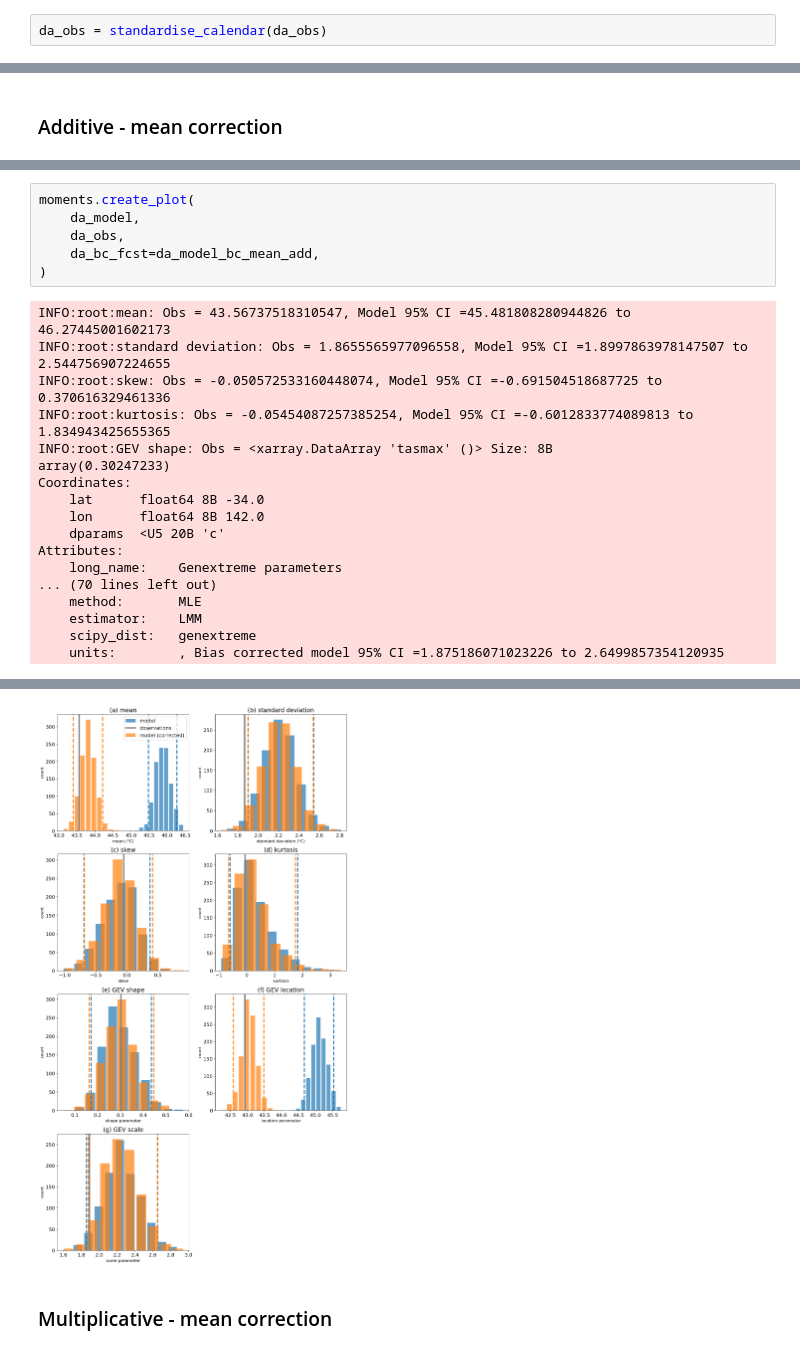
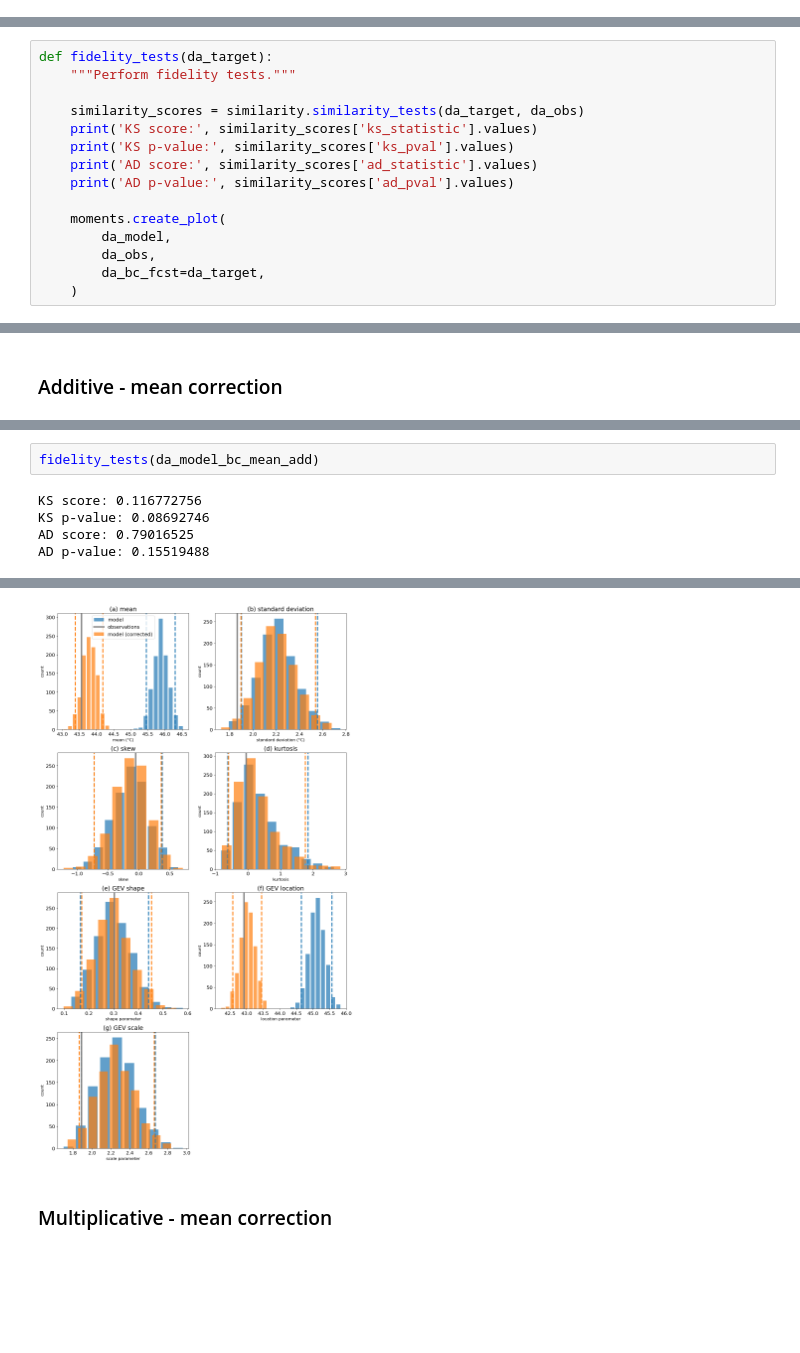
Before and after one commit to AusClimateService/unseen-projects, a Jupyter notebook: project-bias/scoping.ipynb, the cells around one changed output, grey strips where cells are left out. Saved outputs shown, nothing was run; the diff lists cells and outputs as text; blank space fills up the shorter version.

```diff
--- a/project-bias/scoping.ipynb
+++ b/project-bias/scoping.ipynb
@@ -157,2 +147,0 @@ def standardise_calendar(ds):
-# %%
-da_obs = standardise_calendar(da_obs)
@@ -173,5 +248,20 @@ da_output = QDC.adjust(da_obs, interp='linear')
 # %% [markdown]
 ## Comparison
+# %%
+def fidelity_tests(da_target):
+    """Perform fidelity tests."""
+
+    similarity_scores = similarity.similarity_tests(da_target, da_obs)
+    print('KS score:', similarity_scores['ks_statistic'].values)
+    print('KS p-value:', similarity_scores['ks_pval'].values)
+    print('AD score:', similarity_scores['ad_statistic'].values)
+    print('AD p-value:', similarity_scores['ad_pval'].values)
+
+    moments.create_plot(
+        da_model,
+        da_obs,
+        da_bc_fcst=da_target,
+    )
 # %%
 fig, ax = plt.subplots(figsize=[8, 5])
 gev_xvals = np.arange(30, 65, 0.5)
@@ -229,24 +361,7 @@ AD p-value: 0.15519488
 # %%
-moments.create_plot(
-    da_model,
-    da_obs,
-    da_bc_fcst=da_model_bc_mean_add,
-)
+fidelity_tests(da_model_bc_mean_add)
 # %% [output]
-INFO:root:mean: Obs = 43.56737518310547, Model 95% CI =45.481808280944826 to 46.27445001602173
-INFO:root:standard deviation: Obs = 1.8655565977096558, Model 95% CI =1.8997863978147507 to 2.544756907224655
-INFO:root:skew: Obs = -0.050572533160448074, Model 95% CI =-0.691504518687725 to 0.370616329461336
-INFO:root:kurtosis: Obs = -0.05454087257385254, Model 95% CI =-0.6012833774089813 to 1.834943425655365
-INFO:root:GEV shape: Obs = <xarray.DataArray 'tasmax' ()> Size: 8B
-array(0.30247233)
-Coordinates:
-    lat      float64 8B -34.0
-    lon      float64 8B 142.0
-    dparams  <U5 20B 'c'
-Attributes:
-    long_name:    Genextreme parameters
-... (70 lines left out)
-    method:       MLE
-    estimator:    LMM
-    scipy_dist:   genextreme
-    units:        , Bias corrected model 95% CI =1.875186071023226 to 2.6499857354120935
+KS score: 0.116772756
+KS p-value: 0.08692746
+AD score: 0.79016525
+AD p-value: 0.15519488
@@ -253,4 +385,4 @@ Attributes:
-[figure, old version]
+[figure, new version]
 # %% [markdown]
 ### Multiplicative - mean correction
 # %%
```
Also changed, not shown: parts of 39 cells of this notebook.
